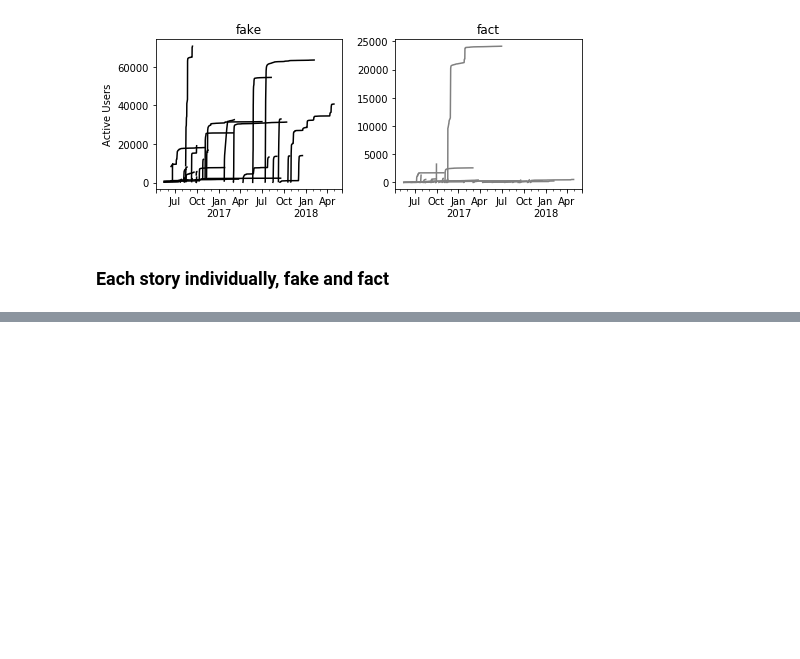
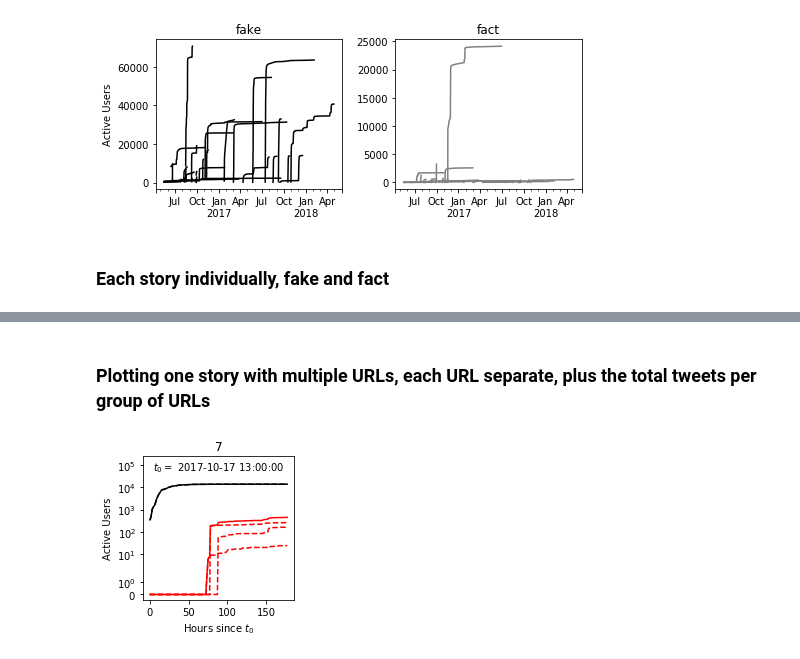
Before and after one commit to tambu85/misinfo_spread, a Jupyter notebook: experiments/2018-05-15-more-hoaxy-articles/Model Fitting.ipynb, the cells around one changed output, grey strips where cells are left out. Drawn from its saved outputs; the diff is of its cells as text; code cells hidden in the pictures; blank space fills up the shorter version.

```diff
--- a/experiments/2018-05-15-more-hoaxy-articles/Model Fitting.ipynb
+++ b/experiments/2018-05-15-more-hoaxy-articles/Model Fitting.ipynb
@@ -153,0 +188,36 @@ No handles with labels found to put in legend.
+# %% [markdown]
+### Plotting one story with multiple URLs, each URL separate, plus the total tweets per group of URLs
+# %%
+# TODO:
+# 1. Add legend,
+# 2. Split plot in two for fact/fake and remove log scale?
+# 3. Can integrate in plotall so that plotall takes whathever plotting task one wants?
+
+def plotonewithurls(df, k):
+    t0 = df.index[0]
+    df = df.reset_index(drop=True)
+
+    fig = plt.gcf()
+    ax = plt.gca()
+
+    df['fake'].plot(legend=False, color='k', ls='--', ax=ax)
+    df['fake'].sum(axis=1).plot(legend=False, color='k', ls='-', ax=ax)
+
+    df['fact'].plot(legend=False, color='r', ls='--', ax=ax)
+    df['fact'].sum(axis=1).plot(legend=False, color='r', ls='-', ax=ax)
+
+    ax.set_yscale('symlog')
+    ymin, ymax = ax.get_ylim()
+    ax.set_ylim(ymin, ymax * 10)
+    ax.text(0.5, 0.9, "$t_0=$ {}".format(t0), transform=ax.transAxes, horizontalalignment='center')
+
+    ax.set_xlabel('Hours since $t_0$')
+    ax.set_ylabel('Active Users')
+    ax.set_title(str(k))
+    plt.tight_layout()
+# %%
+k = 7
+plt.figure(figsize=(3, 3))
+plotonewithurls(data[k], k)
+# %% [output]
+[figure, added]
```
Also changed, not shown: parts of 7 cells of this notebook.
